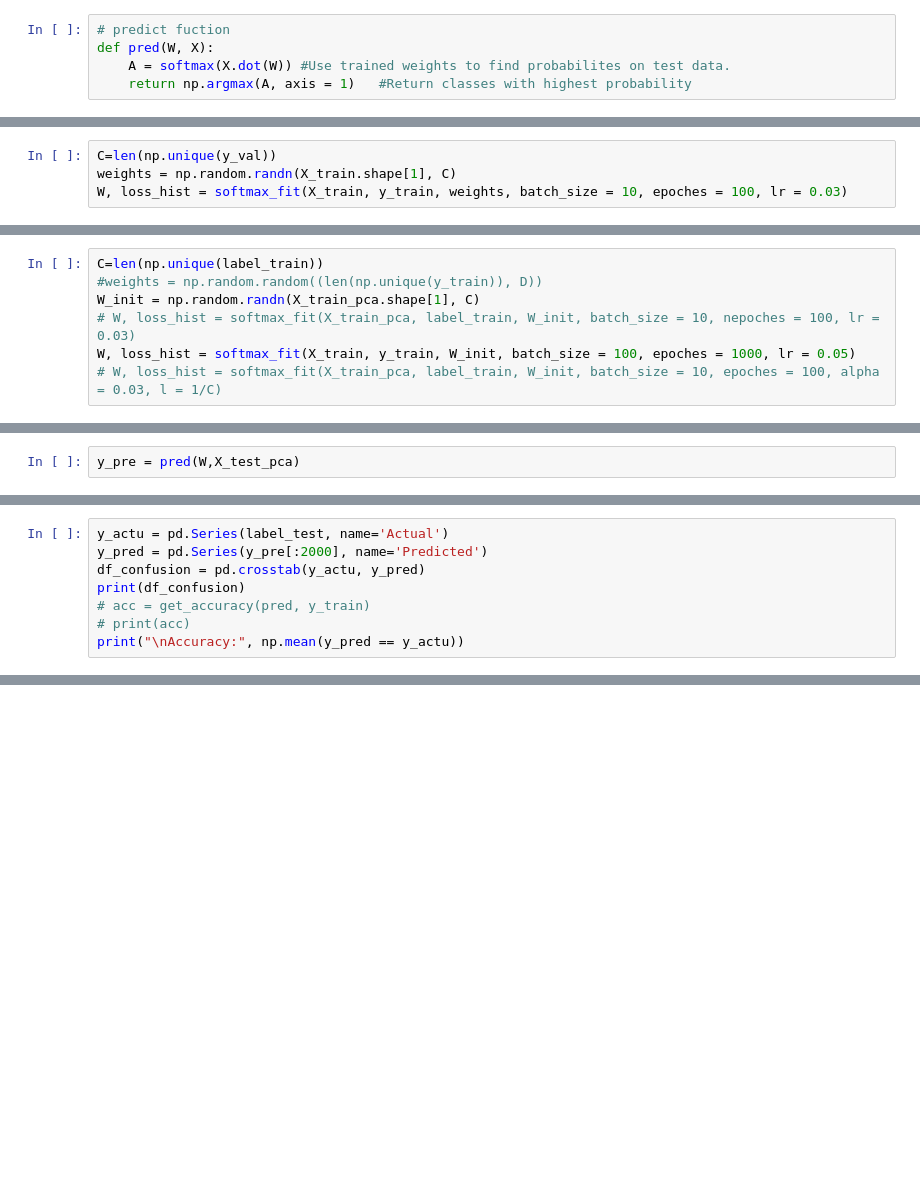
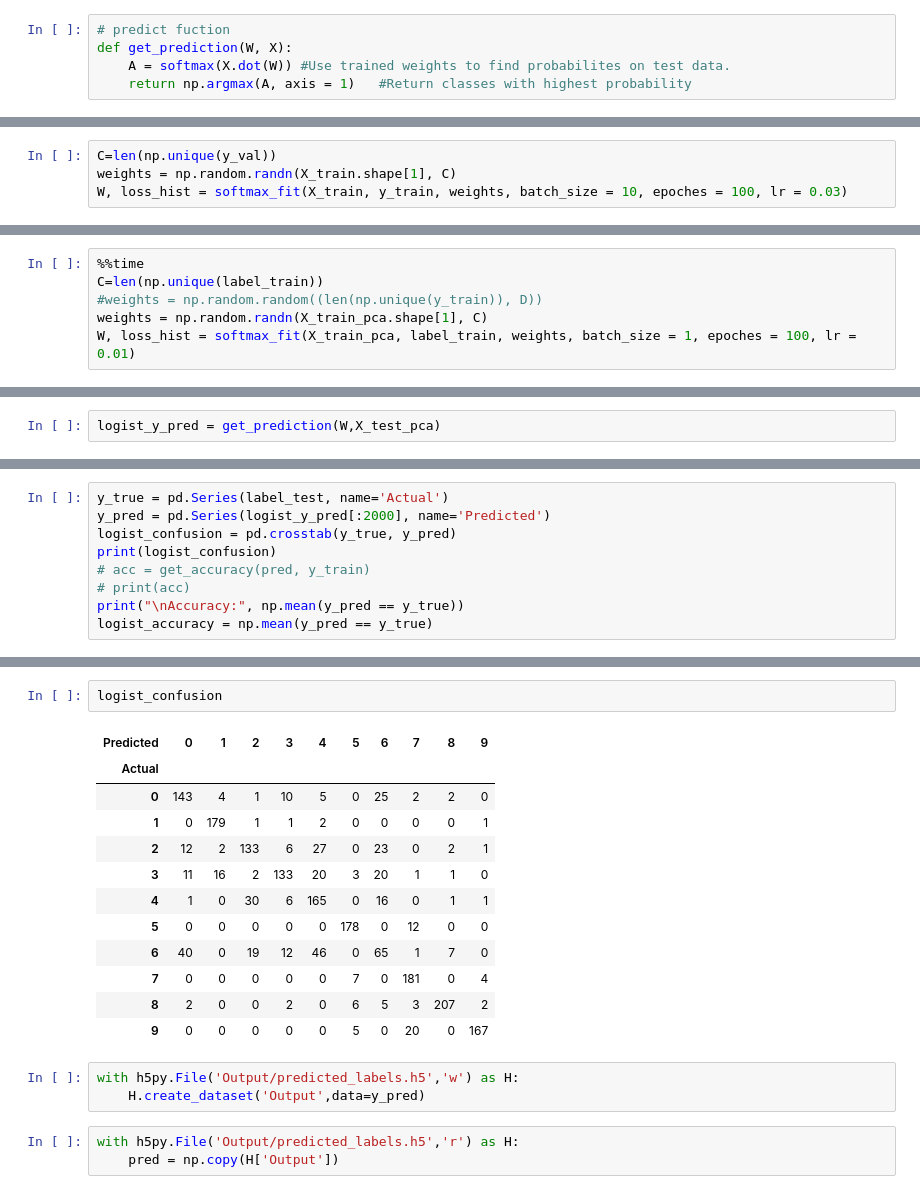
Before and after one commit to kevinlu2/COMP5318-Machine-Learning-and-Data-Mining, a Jupyter notebook: Assignment 1/A1.ipynb, the cells around one changed output, grey strips where cells are left out. Drawn from its saved outputs; the diff is of its cells as text; blank space fills up the shorter version.

```diff
--- a/Assignment 1/A1.ipynb
+++ b/Assignment 1/A1.ipynb
@@ -454,7 +413,7 @@ def softmax_fit(X, y, W, lr, epoches, batch_size):
     return W, loss_hist
 # %%
 # predict fuction
-def pred(W, X):
+def get_prediction(W, X):
     A = softmax(X.dot(W)) #Use trained weights to find probabilites on test data.
     return np.argmax(A, axis = 1)   #Return classes with highest probability
 # %% [markdown]
@@ -481,7 +461,6 @@ print("\nAccuracy:", np.mean(y_pred == y_actu))
 # %%
+%%time
 C=len(np.unique(label_train))
 #weights = np.random.random((len(np.unique(y_train)), D))
-W_init = np.random.randn(X_train_pca.shape[1], C)
-# W, loss_hist = softmax_fit(X_train_pca, label_train, W_init, batch_size = 10, nepoches = 100, lr = 0.03)
-W, loss_hist = softmax_fit(X_train, y_train, W_init, batch_size = 100, epoches = 1000, lr = 0.05)
-# W, loss_hist = softmax_fit(X_train_pca, label_train, W_init, batch_size = 10, epoches = 100, alpha = 0.03, l = 1/C)
+weights = np.random.randn(X_train_pca.shape[1], C)
+W, loss_hist = softmax_fit(X_train_pca, label_train, weights, batch_size = 1, epoches = 100, lr = 0.01)
@@ -488,2 +472,2 @@ W, loss_hist = softmax_fit(X_train, y_train, W_init, batch_size = 100, epoches =
 # %%
-y_pre = pred(W,X_test_pca)
+logist_y_pred = get_prediction(W,X_test_pca)
@@ -490,8 +476,9 @@ y_pre = pred(W,X_test_pca)
 # %%
-y_actu = pd.Series(label_test, name='Actual')
-y_pred = pd.Series(y_pre[:2000], name='Predicted')
-df_confusion = pd.crosstab(y_actu, y_pred)
-print(df_confusion)
+y_true = pd.Series(label_test, name='Actual')
+y_pred = pd.Series(logist_y_pred[:2000], name='Predicted')
+logist_confusion = pd.crosstab(y_true, y_pred)
+print(logist_confusion)
 # acc = get_accuracy(pred, y_train)
 # print(acc)
-print("\nAccuracy:", np.mean(y_pred == y_actu))
+print("\nAccuracy:", np.mean(y_pred == y_true))
+logist_accuracy = np.mean(y_pred == y_true)
@@ -497,0 +538,21 @@ print("\nAccuracy:", np.mean(y_pred == y_actu))
+# %%
+logist_confusion
+# %% [output]
+| Predicted | 0 | 1 | 2 | 3 | 4 | 5 | 6 | 7 | 8 | 9 |
+| Actual |  |  |  |  |  |  |  |  |  |  |
+| 0 | 143 | 4 | 1 | 10 | 5 | 0 | 25 | 2 | 2 | 0 |
+| 1 | 0 | 179 | 1 | 1 | 2 | 0 | 0 | 0 | 0 | 1 |
+| 2 | 12 | 2 | 133 | 6 | 27 | 0 | 23 | 0 | 2 | 1 |
+| 3 | 11 | 16 | 2 | 133 | 20 | 3 | 20 | 1 | 1 | 0 |
+| 4 | 1 | 0 | 30 | 6 | 165 | 0 | 16 | 0 | 1 | 1 |
+| 5 | 0 | 0 | 0 | 0 | 0 | 178 | 0 | 12 | 0 | 0 |
+| 6 | 40 | 0 | 19 | 12 | 46 | 0 | 65 | 1 | 7 | 0 |
+| 7 | 0 | 0 | 0 | 0 | 0 | 7 | 0 | 181 | 0 | 4 |
+| 8 | 2 | 0 | 0 | 2 | 0 | 6 | 5 | 3 | 207 | 2 |
+| 9 | 0 | 0 | 0 | 0 | 0 | 5 | 0 | 20 | 0 | 167 |
+# %%
+with h5py.File('Output/predicted_labels.h5','w') as H:
+    H.create_dataset('Output',data=y_pred)
+# %%
+with h5py.File('Output/predicted_labels.h5','r') as H:
+    pred = np.copy(H['Output'])
```
Also changed, not shown: parts of 41 cells of this notebook, 1 other file.
